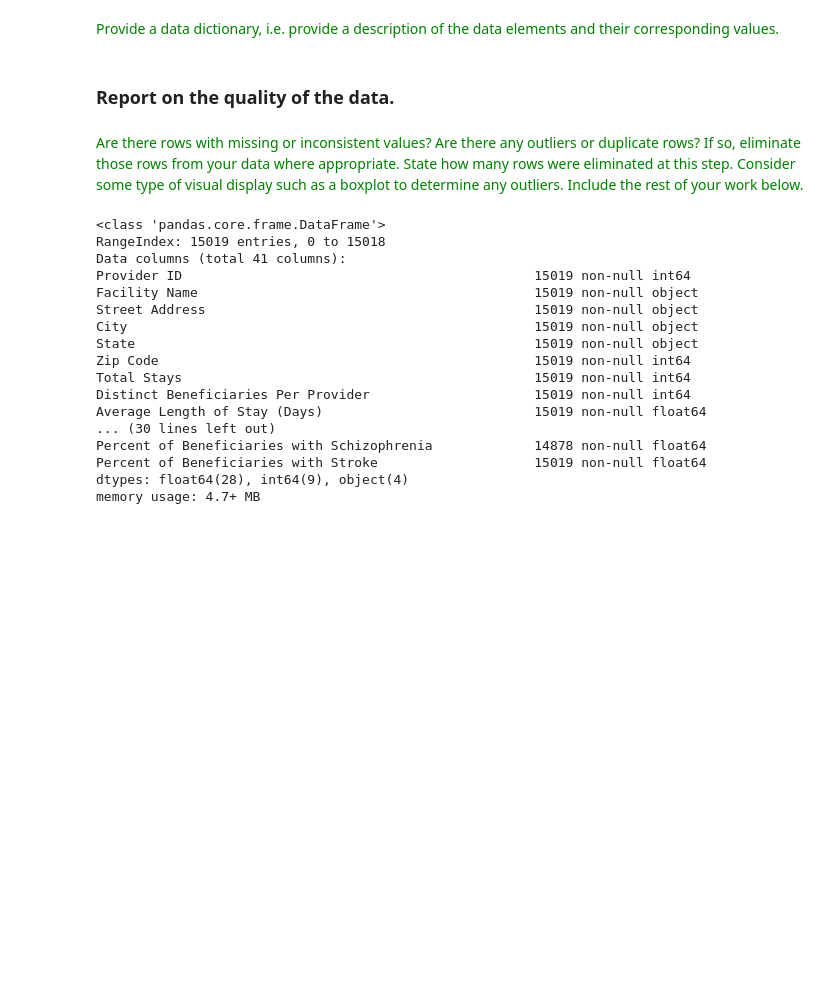
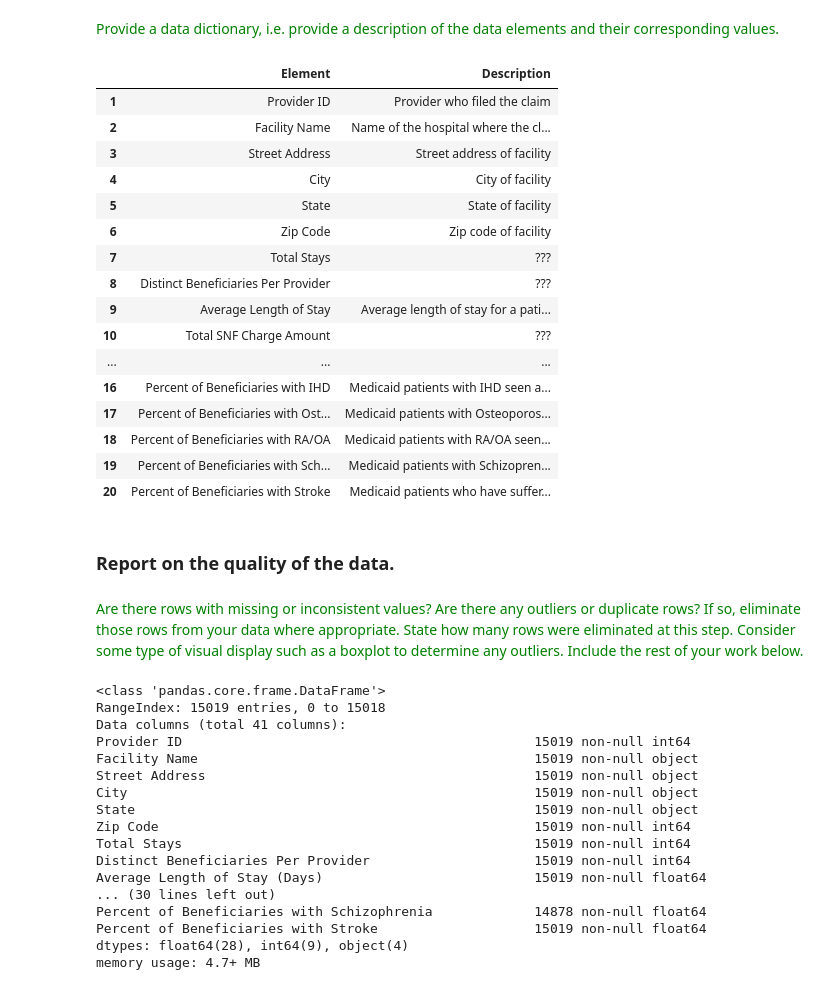
Before and after one commit to ashley-wenger/MSDS430_fall2019, a Jupyter notebook: Milestone_1_Medicare_Facilities_v1.ipynb, the cells around one changed output. Drawn from its saved outputs; the diff is of its cells as text; code cells hidden in the pictures; blank space fills up the shorter version.

```diff
--- a/Milestone_1_Medicare_Facilities_v1.ipynb
+++ b/Milestone_1_Medicare_Facilities_v1.ipynb
@@ -57,2 +68,27 @@ df.tail()
 # %% [markdown]
 <font color=green>Provide a data dictionary, i.e. provide a description of the data elements and their corresponding values.</font>
+# %%
+import pandas as pd
+#does anyone know how to move the description column wider so you can see full text?
+df = pd.DataFrame({"Element" : ["Provider ID", "Facility Name", "Street Address", "City", "State", "Zip Code", "Total Stays", "Distinct Beneficiaries Per Provider", "Average Length of Stay", "Total SNF Charge Amount", "Percent of Beneficiaries with COPD", "Percent of Beneficiaries with Depression", "Percent of Beneficiaries with Diabetes", "Percent of Beneficiaries with Hyperlipidemia", "Percent of Beneficiaries with Hypertension", "Percent of Beneficiaries with IHD", "Percent of Beneficiaries with Osteoporosis", "Percent of Beneficiaries with RA/OA", "Percent of Beneficiaries with Schizophrenia", "Percent of Beneficiaries with Stroke"],
+                  "Description" : ["Provider who filed the claim", "Name of the hospital where the claim took place at", "Street address of facility", "City of facility", "State of facility", "Zip code of facility", "???", "???", "Average length of stay for a patient in days at this facility?", "???", "???", "Medicaid patients with Depression seen at this facility", "Medicaid patients with Diabetes seen at this facility", "Medicaid patients with Hyperlipidemia seen at this facility", "Medicaid patients with Hypertension seen at this facility", "Medicaid patients with IHD seen at this facility", "Medicaid patients with Osteoporosis seen at this facility", "Medicaid patients with RA/OA seen at this facility", "Medicaid patients with Schizoprenia seen at this facility", "Medicaid patients who have suffered a stroke seen at this facility"]},
+                 index=['1', '2', '3', '4', '5', '6', '7', '8', '9', '10', '11', '12', '13', '14','15', '16', '17', '18', '19', '20'])
+df
+# %% [output]
+|  | Element | Description |
+| 1 | Provider ID | Provider who filed the claim |
+| 2 | Facility Name | Name of the hospital where the cl... |
+| 3 | Street Address | Street address of facility |
+| 4 | City | City of facility |
+| 5 | State | State of facility |
+| 6 | Zip Code | Zip code of facility |
+| 7 | Total Stays | ??? |
+| 8 | Distinct Beneficiaries Per Provider | ??? |
+| 9 | Average Length of Stay | Average length of stay for a pati... |
+| 10 | Total SNF Charge Amount | ??? |
+| ... | ... | ... |
+| 16 | Percent of Beneficiaries with IHD | Medicaid patients with IHD seen a... |
+| 17 | Percent of Beneficiaries with Ost... | Medicaid patients with Osteoporos... |
+| 18 | Percent of Beneficiaries with RA/OA | Medicaid patients with RA/OA seen... |
+| 19 | Percent of Beneficiaries with Sch... | Medicaid patients with Schizopren... |
+| 20 | Percent of Beneficiaries with Stroke | Medicaid patients who have suffer... |
```
Also changed, not shown: parts of 6 cells of this notebook.
